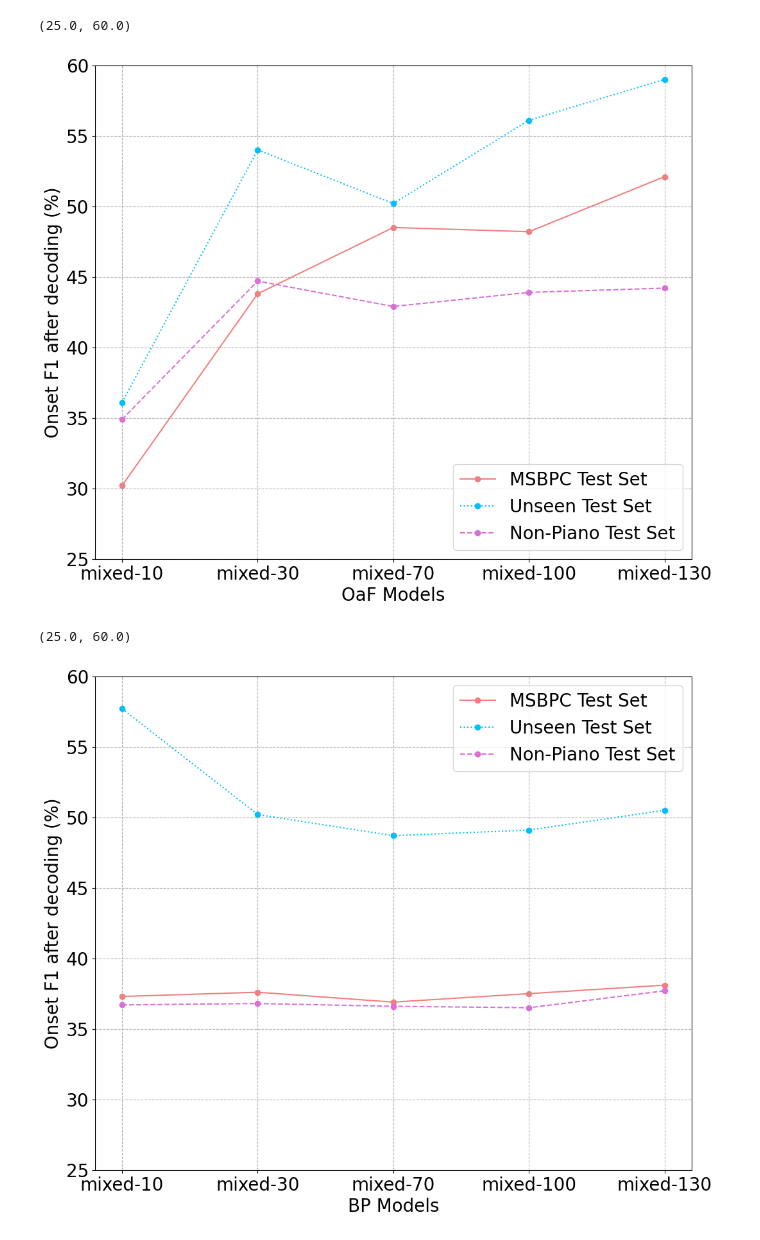
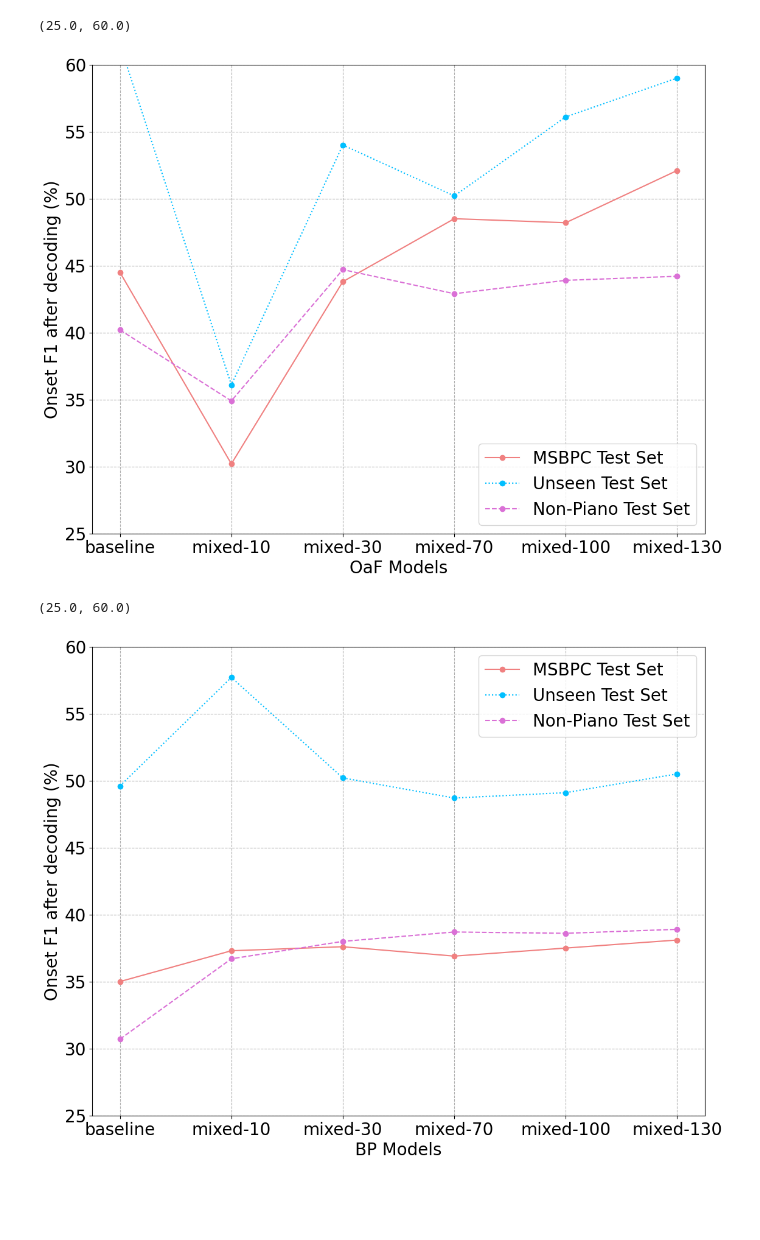
Before and after one commit to marc-philipp-knechtle/amt-eval, a Jupyter notebook: ipynb-viz/expD-training-size-impact.ipynb, the cells around one changed output. Cells and saved outputs as stored; diff of their text form; code cells hidden in the pictures; blank space fills up the shorter version.

```diff
--- a/ipynb-viz/expD-training-size-impact.ipynb
+++ b/ipynb-viz/expD-training-size-impact.ipynb
@@ -75,39 +96,32 @@ plt.ylim(45, 87)
 # %%
 # Evaluation Onset F1
 
 from matplotlib import pyplot as plt
 import numpy as np
 import matplotlib
 
 matplotlib.rcParams.update({'font.size': 20})
 
-models_oaf = ['mixed-10', 'mixed-30', 'mixed-70', 'mixed-100', 'mixed-130']
+models_oaf = ['baseline', 'mixed-10', 'mixed-30', 'mixed-70', 'mixed-100', 'mixed-130']
 
-# Lists performances for each of the models mentioned in models_oaf
-onset_f1_after_decoding = {
-    'MSBPC':        [30.2, 43.8, 48.5, 48.2, 52.1, ],
-    'Unseen':       [36.1, 54.0, 50.2, 56.1, 59.0, ],
-    'Non-Piano':    [34.9, 44.7, 42.9, 43.9, 44.2, ],
-}
-
-plt.figure(figsize=(12, 10))
-plt.plot(models_oaf, onset_f1_after_decoding['MSBPC'], marker='o', color='lightcoral', linestyle='-',
+plt.figure(figsize=(13, 10))
+plt.plot(models_oaf, oaf_onset_f1['MSBPC'], marker='o', color='lightcoral', linestyle='-',
          label='MSBPC Test Set')
-plt.plot(models_oaf, onset_f1_after_decoding['Unseen'], marker='o', color='deepskyblue', linestyle=':',
+plt.plot(models_oaf, oaf_onset_f1['Unseen'], marker='o', color='deepskyblue', linestyle=':',
          label='Unseen Test Set')
-plt.plot(models_oaf, onset_f1_after_decoding['Non-Piano'], marker='o', color='orchid', linestyle='--',
+plt.plot(models_oaf, oaf_onset_f1['Non-Piano'], marker='o', color='orchid', linestyle='--',
          label='Non-Piano Test Set')
 
 plt.plot()
 plt.legend()
 plt.grid(True, which="both", ls="--")
 plt.xlabel('OaF Models')
 plt.ylabel('Onset F1 after decoding (%)')
 
 plt.ylim(25, 60)
 # %% [output]
 (25.0, 60.0)
-[figure, old version]
+[figure, new version]
 # %%
 # Evaluation Onset F1
 
@@ -117,21 +131,15 @@ import matplotlib
 
 matplotlib.rcParams.update({'font.size': 20})
 
-models_oaf = ['mixed-10', 'mixed-30', 'mixed-70', 'mixed-100', 'mixed-130']
+models_oaf = ['baseline', 'mixed-10', 'mixed-30', 'mixed-70', 'mixed-100', 'mixed-130']
 
-# Lists performances for each of the models mentioned in models_oaf
-onset_f1_after_decoding = {
-    'MSBPC':        [37.3, 37.6, 36.9, 37.5, 38.1, ],
-    'Unseen':       [57.7, 50.2, 48.7, 49.1, 50.5, ],
-    'Non-Piano':    [36.7, 36.8, 36.6, 36.5, 37.7, ],
-}
 
-plt.figure(figsize=(12, 10))
-plt.plot(models_oaf, onset_f1_after_decoding['MSBPC'], marker='o', color='lightcoral', linestyle='-',
+plt.figure(figsize=(13, 10))
+plt.plot(models_oaf, bp_onset_f1['MSBPC'], marker='o', color='lightcoral', linestyle='-',
          label='MSBPC Test Set')
-plt.plot(models_oaf, onset_f1_after_decoding['Unseen'], marker='o', color='deepskyblue', linestyle=':',
+plt.plot(models_oaf, bp_onset_f1['Unseen'], marker='o', color='deepskyblue', linestyle=':',
          label='Unseen Test Set')
-plt.plot(models_oaf, onset_f1_after_decoding['Non-Piano'], marker='o', color='orchid', linestyle='--',
+plt.plot(models_oaf, bp_onset_f1['Non-Piano'], marker='o', color='orchid', linestyle='--',
          label='Non-Piano Test Set')
 
 plt.plot()
@@ -143,7 +151,7 @@ plt.ylabel('Onset F1 after decoding (%)')
 plt.ylim(25, 60)
 # %% [output]
 (25.0, 60.0)
-[figure, old version]
+[figure, new version]
 # %%
 # Evaluation Onset Offset F1
 
```
Also changed, not shown: parts of 5 cells of this notebook, 5 other files.
